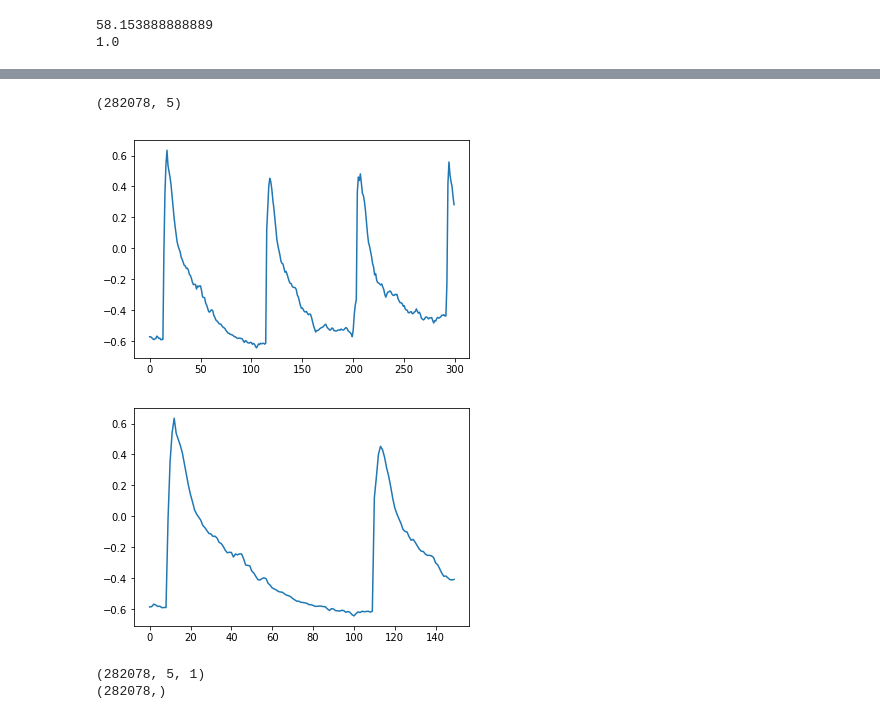
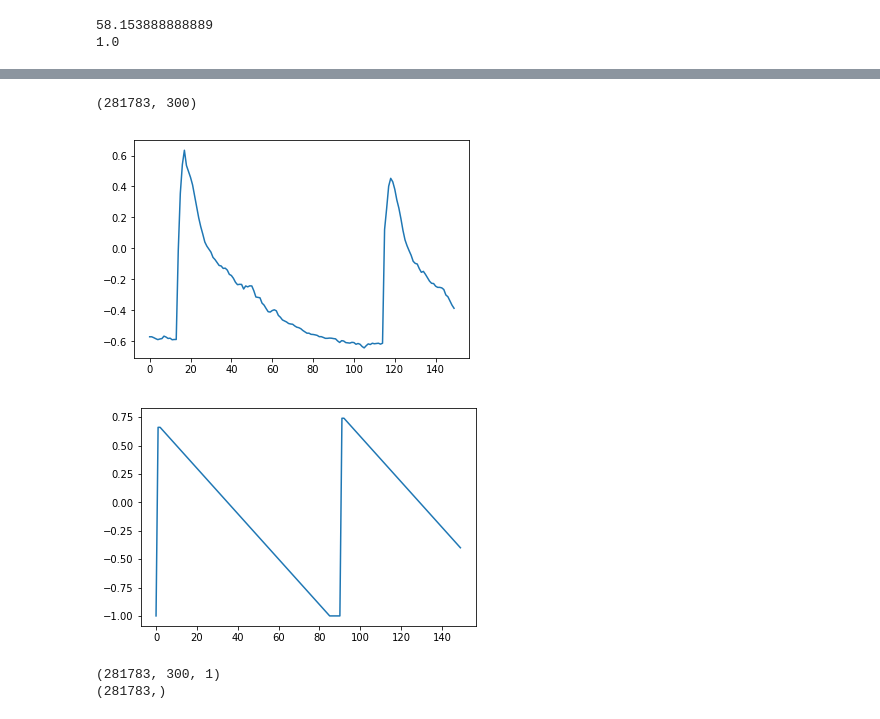
Before and after one commit to clkruse/OldFaithful, a Jupyter notebook: oldFaithfulTemp.ipynb, the cells around one changed output, grey strips where cells are left out. Saved outputs shown, nothing was run; the diff lists cells and outputs as text; code cells hidden in the pictures.

Commit message:
Shifted predictions to time to eruption rather than predict temp

```diff
--- a/oldFaithfulTemp.ipynb
+++ b/oldFaithfulTemp.ipynb
@@ -12,7 +12,7 @@ from keras import backend as K
 from keras.preprocessing.image import ImageDataGenerator
 from numpy import genfromtxt
 # %%
-temp = genfromtxt(fname = '/Users/ckruse/Documents/GitHub/OldFaithful/Old_Faithful_Logger.tsv', delimiter = '	')
+temp = genfromtxt(fname = '/Users/ckruse/Documents/python/OldFaithful/OldFaithful/Old_Faithful_Logger.tsv', delimiter = '	')
 time = temp[1:-1,0]
 temp = temp[1:-1,1]
 np.shape(temp)
@@ -29,10 +29,41 @@ print(np.max(temp))
 58.153888888889
 1.0
 # %%
-def create_dataset(dataset, look_back):
+def create_dataset(dataset, labels, look_back):
 	dataX, dataY = [], []
 	for i in range(0,len(dataset)-look_back-1,1):
 		a = dataset[i:(i+look_back)]
 		dataX.append(a)
-		dataY.append(dataset[i + look_back])
+		dataY.append(labels[i + look_back])
 	return np.array(dataX), np.array(dataY)
+# %%
+timing = []
+i = 0
+start = 0
+for measurement in range(0, len(temp)):
+
+    if temp[measurement] < 0.15:
+        timing.append(i)
+        i += 1
+
+    else:
+        i = 0
+        timing.append(i)
+        end = measurement
+        timing[start:end] = np.max(timing[start:end])-timing[start:end]
+        start = measurement
+
+
+
+plt.hist(timing)
+plt.show()
+plt.figure(figsize=(6,4))
+
+print(np.max(timing))
+timing = np.divide(timing,100)*2 - 1
+print(np.max(temp))
+
+
+plt.plot(timing[0:5500])
+plt.plot(temp[0:5500])
+plt.show()
@@ -39,22 +75,23 @@ def create_dataset(dataset, look_back):
 # %%
-X, Y = create_dataset(temp, 5)
+X, Y = create_dataset(temp, timing, 300)
+
 
 print(X.shape)
-plt.plot(X[0:300,0])
+plt.plot(X[0:150,0])
 plt.show()
 plt.plot(Y[0:150])
 plt.show()
 X = X.reshape(X.shape[0], X.shape[1], 1)
 Y = Y.reshape(Y.shape[0])
 
 print(X.shape)
 print(Y.shape)
 # %% [output]
-(282078, 5)
+(281783, 300)
-[figure, old version]
+[figure, new version]
-[figure, old version]
+[figure, new version]
-(282078, 5, 1)
-(282078,)
+(281783, 300, 1)
+(281783,)
 # %%
 from keras.layers import Conv1D, Dense, MaxPooling1D, Flatten
 
```
Also changed, not shown: parts of 5 cells of this notebook.
